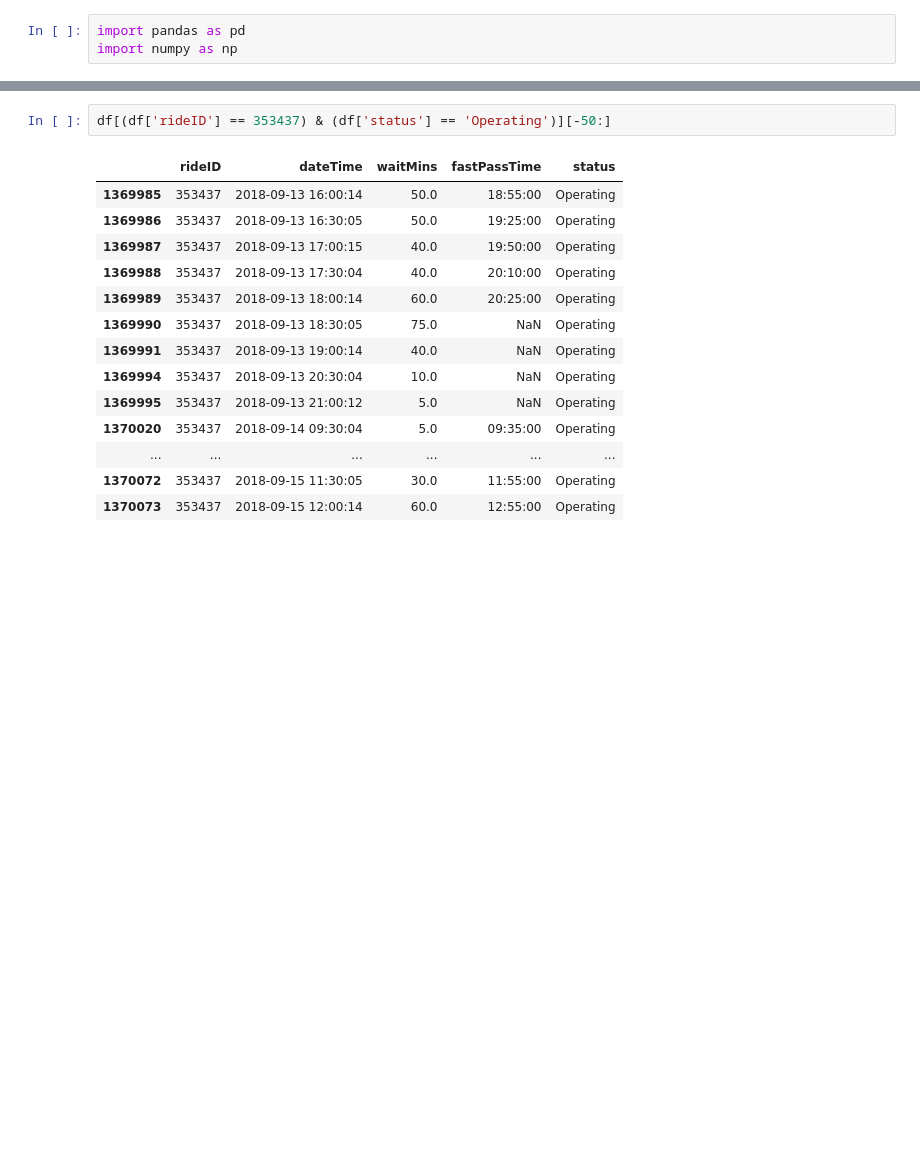
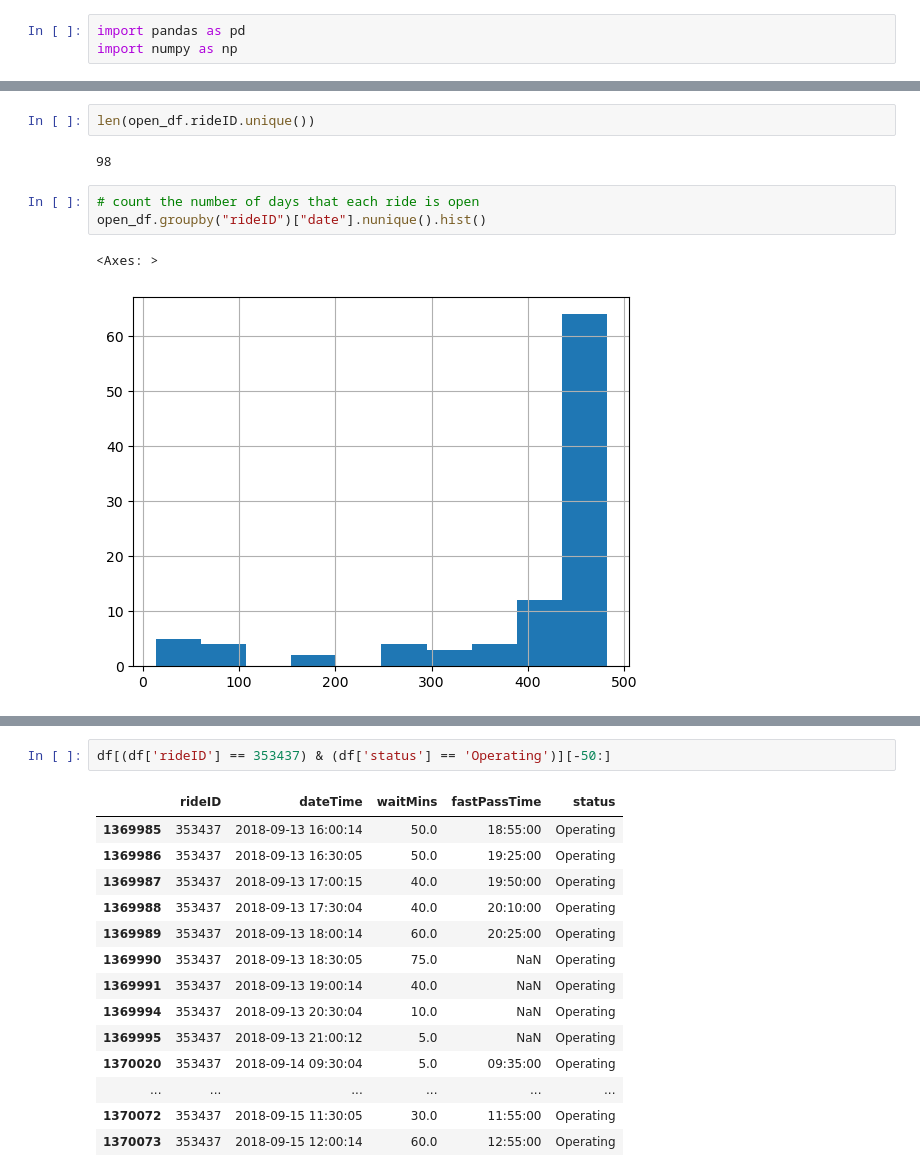
Before and after one commit to Hiroki39/DS-GA-3001-007-Final-Project, a Jupyter notebook: notebooks/analyze.ipynb, the cells around one changed output, grey strips where cells are left out. Drawn from its saved outputs; the diff is of its cells as text; blank space fills up the shorter version.

```diff
--- a/notebooks/analyze.ipynb
+++ b/notebooks/analyze.ipynb
@@ -5,0 +94,10 @@ df = pd.read_csv('disneyRideTimes.csv')
+# %%
+len(open_df.rideID.unique())
+# %% [output]
+98
+# %%
+# count the number of days that each ride is open
+open_df.groupby("rideID")["date"].nunique().hist()
+# %% [output]
+<Axes: >
+[figure, added]
```
Also changed, not shown: parts of 15 cells of this notebook, 16 other files.
